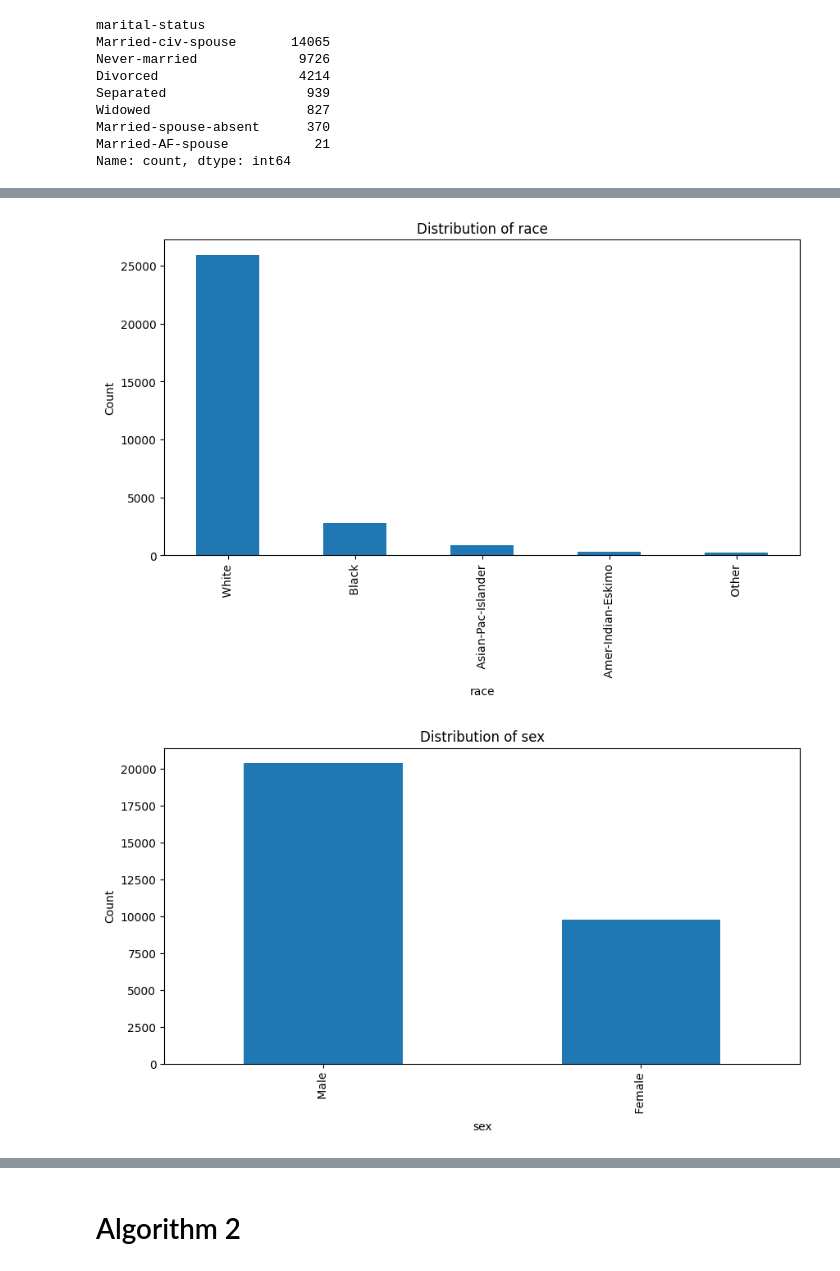
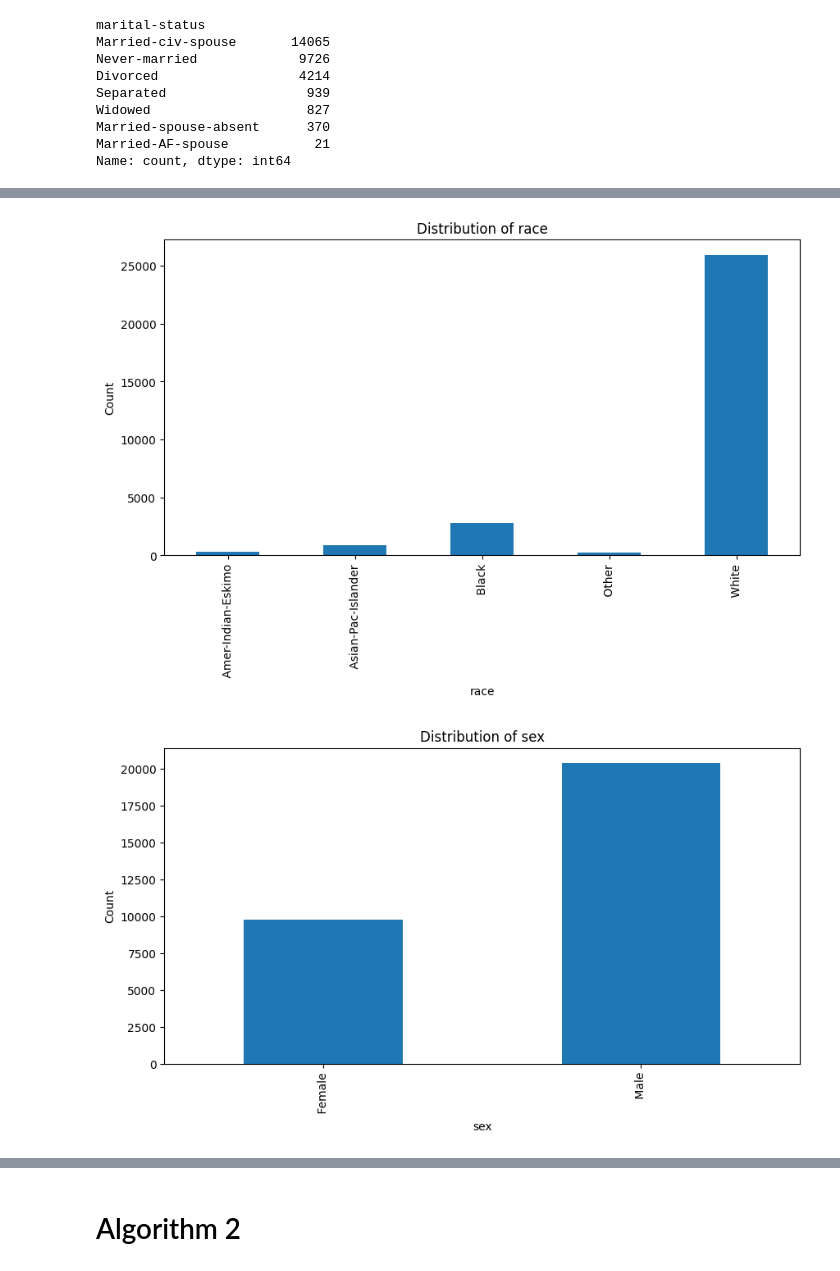
Before and after one commit to Khotso-Bore/Local-Recoding-Anonymization, a Jupyter notebook: local_recoding_modified.ipynb, the cells around one changed output, grey strips where cells are left out. Cells and saved outputs as stored; diff of their text form; code cells hidden in the pictures.

Commit message:
chnaged plots

```diff
--- a/local_recoding_modified.ipynb
+++ b/local_recoding_modified.ipynb
@@ -147,7 +147,7 @@ Name: count, dtype: int64
 import matplotlib.pyplot as plt
 for column in df.columns:
     plt.figure(figsize=(10,5))
-    df[column].value_counts().plot(kind='bar')
+    df[column].value_counts().sort_index().plot(kind='bar')
     plt.title(f'Distribution of {column}')
     plt.xlabel(column)
     plt.ylabel('Count')
@@ -162,2 +162,2 @@ for column in df.columns:
-[figure, old version]
+[figure, new version]
-[figure, old version]
+[figure, new version]
```
Also changed, not shown: parts of 3 cells of this notebook.
